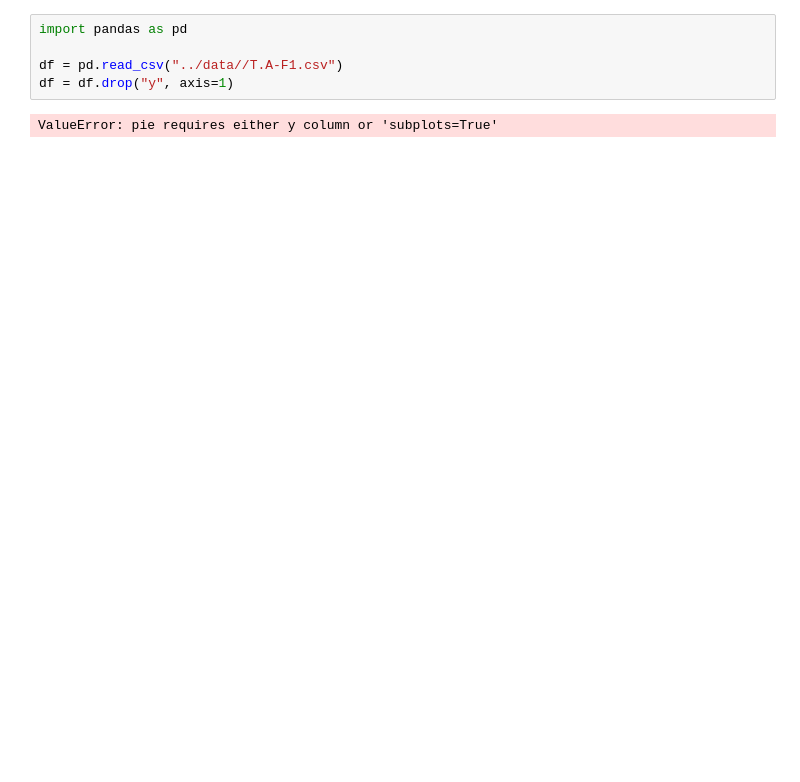
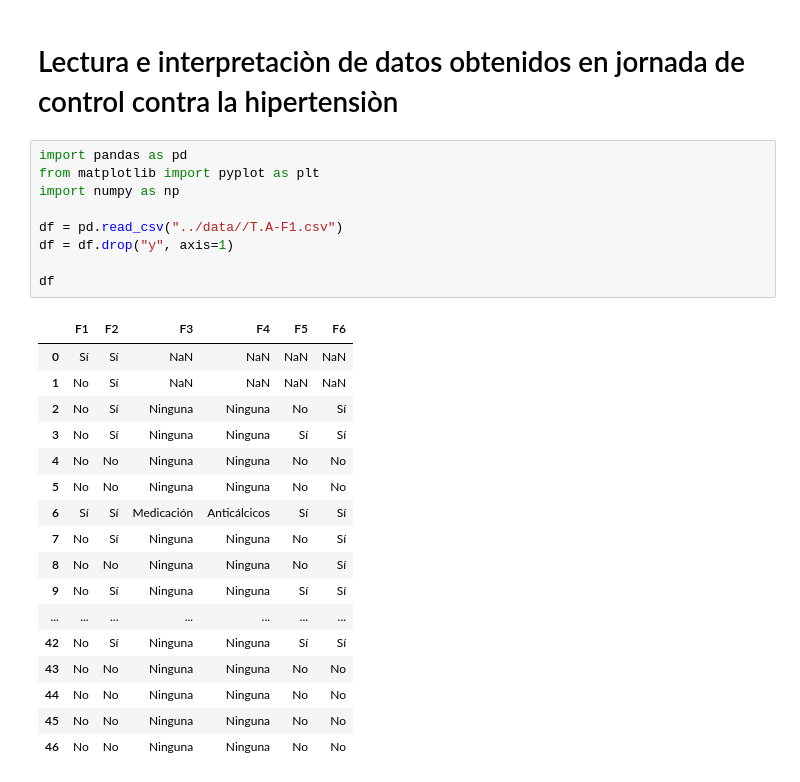
Before and after one commit to ThomasCybart/Tension.Arterial-P, a Jupyter notebook: scripts/Read.ipynb, the cells around one changed output. Saved outputs shown, nothing was run; the diff lists cells and outputs as text; blank space fills up the shorter version.

```diff
--- a/scripts/Read.ipynb
+++ b/scripts/Read.ipynb
@@ -1,7 +1,29 @@
+# %% [markdown]
+# Lectura e interpretaciòn de datos obtenidos en jornada de control contra la hipertensiòn
 # %%
 import pandas as pd
+from matplotlib import pyplot as plt
+import numpy as np
 
 df = pd.read_csv("../data//T.A-F1.csv")
 df = df.drop("y", axis=1)
+
+df
 # %% [output]
-ValueError: pie requires either y column or 'subplots=True'
+|  | F1 | F2 | F3 | F4 | F5 | F6 |
+| 0 | Sí | Sí | NaN | NaN | NaN | NaN |
+| 1 | No | Sí | NaN | NaN | NaN | NaN |
+| 2 | No | Sí | Ninguna | Ninguna | No | Sí |
+| 3 | No | Sí | Ninguna | Ninguna | Sí | Sí |
+| 4 | No | No | Ninguna | Ninguna | No | No |
+| 5 | No | No | Ninguna | Ninguna | No | No |
+| 6 | Sí | Sí | Medicación | Anticálcicos | Sí | Sí |
+| 7 | No | Sí | Ninguna | Ninguna | No | Sí |
+| 8 | No | No | Ninguna | Ninguna | No | Sí |
+| 9 | No | Sí | Ninguna | Ninguna | Sí | Sí |
+| ... | ... | ... | ... | ... | ... | ... |
+| 42 | No | Sí | Ninguna | Ninguna | Sí | Sí |
+| 43 | No | No | Ninguna | Ninguna | No | No |
+| 44 | No | No | Ninguna | Ninguna | No | No |
+| 45 | No | No | Ninguna | Ninguna | No | No |
+| 46 | No | No | Ninguna | Ninguna | No | No |
```
Also changed, not shown: parts of 4 cells of this notebook.
